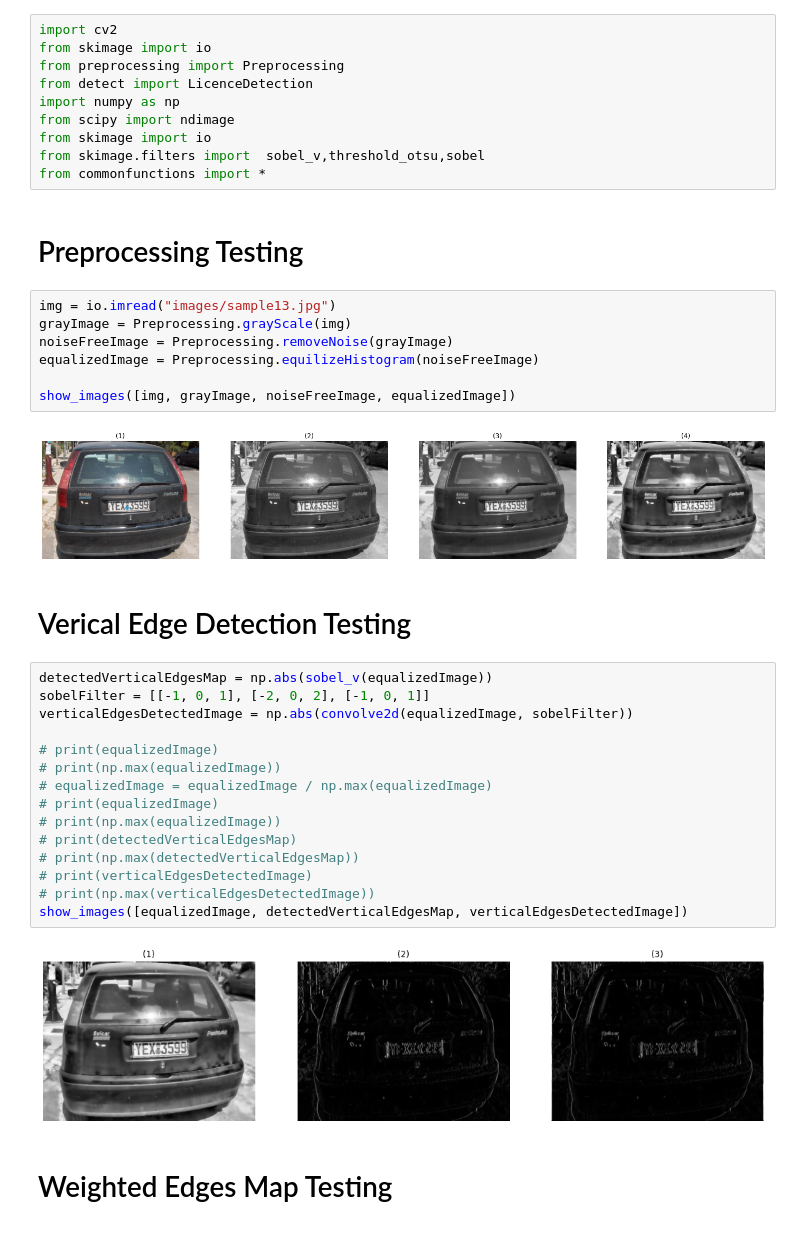
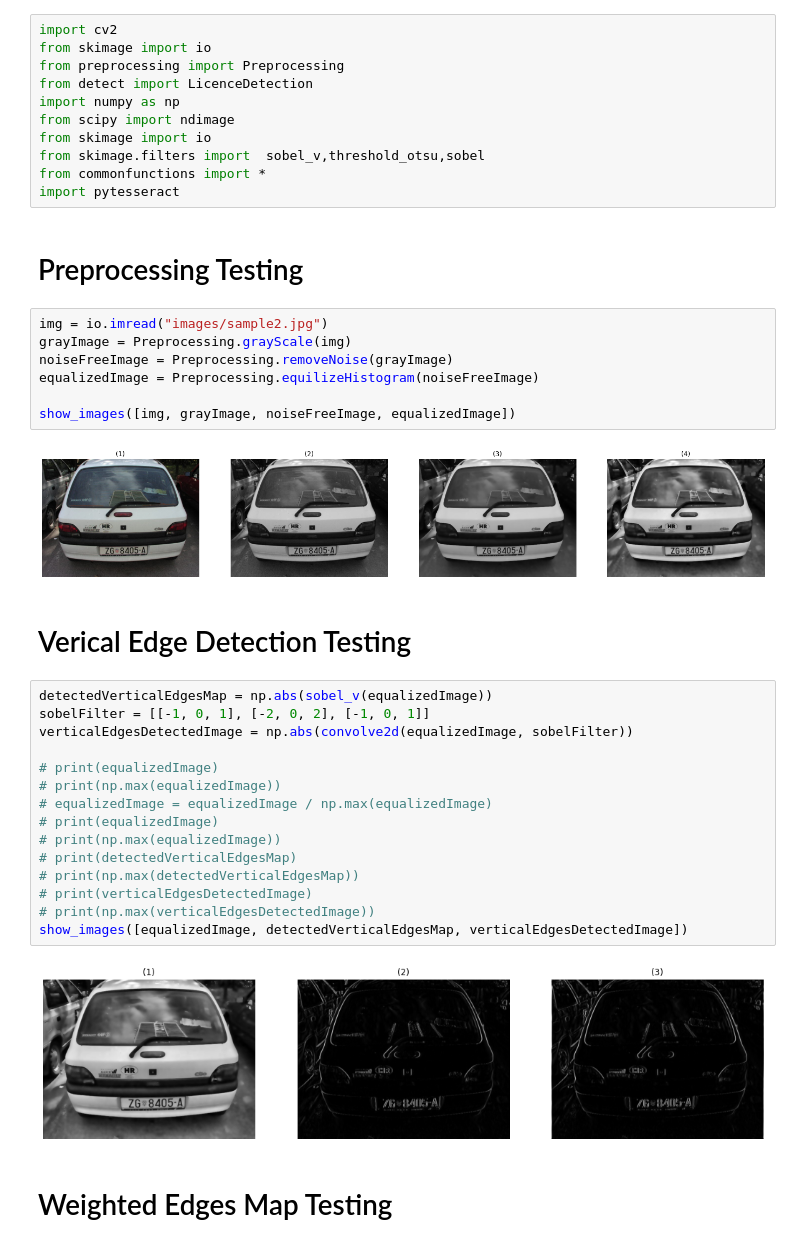
Before and after one commit to ellethykhaled/License-Plate-Recognition, a Jupyter notebook: testingFile.ipynb, the cells around one changed output. Drawn from its saved outputs; the diff is of its cells as text.

```diff
--- a/testingFile.ipynb
+++ b/testingFile.ipynb
@@ -8,17 +8,18 @@ from scipy import ndimage
 from skimage import io
 from skimage.filters import  sobel_v,threshold_otsu,sobel
 from commonfunctions import *
+import pytesseract
 # %% [markdown]
 # Preprocessing Testing
 # %%
-img = io.imread("images/sample13.jpg")
+img = io.imread("images/sample2.jpg")
 grayImage = Preprocessing.grayScale(img)
 noiseFreeImage = Preprocessing.removeNoise(grayImage)
 equalizedImage = Preprocessing.equilizeHistogram(noiseFreeImage)
 
 show_images([img, grayImage, noiseFreeImage, equalizedImage])
 # %% [output]
-[figure, old version]
+[figure, new version]
 # %% [markdown]
 # Verical Edge Detection Testing
 # %%
@@ -37,7 +38,7 @@ verticalEdgesDetectedImage = np.abs(convolve2d(equalizedImage, sobelFilter))
 # print(np.max(verticalEdgesDetectedImage))
 show_images([equalizedImage, detectedVerticalEdgesMap, verticalEdgesDetectedImage])
 # %% [output]
-[figure, old version]
+[figure, new version]
 # %% [markdown]
 # Weighted Edges Map Testing
 # %%
```
Also changed, not shown: parts of 4 cells of this notebook, 1 other file.
